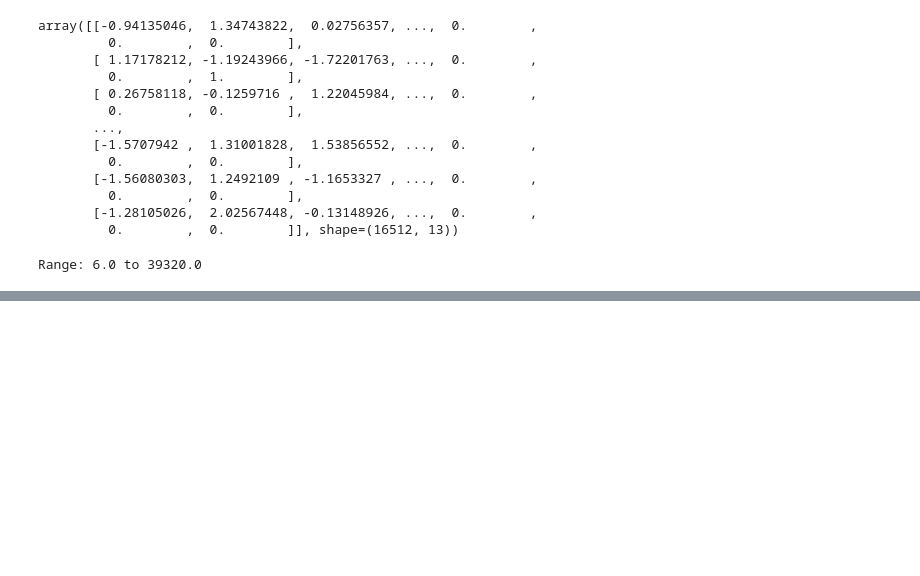
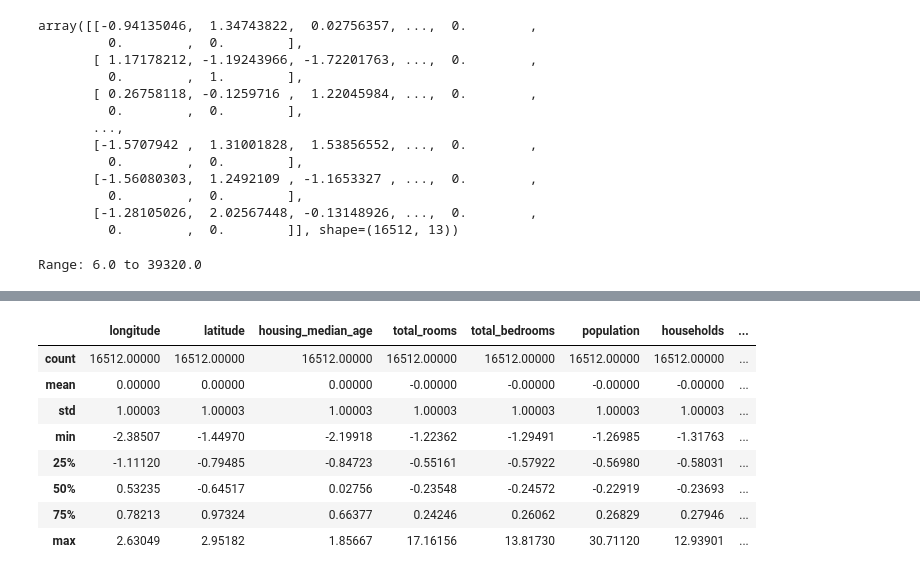
Before and after one commit to PritBPatel1845/CaliforniaHousing, a Jupyter notebook: CaliforniaHousing.ipynb, the cells around one changed output, grey strips where cells are left out. Saved outputs shown, nothing was run; the diff lists cells and outputs as text; code cells hidden in the pictures; blank space fills up the shorter version.

```diff
--- a/CaliforniaHousing.ipynb
+++ b/CaliforniaHousing.ipynb
@@ -462,0 +477,12 @@ plt.show()
+# %%
+data_tr_scaled.describe().round(5)
+# %% [output]
+|  | longitude | latitude | housing_median_age | total_rooms | total_bedrooms | population | households | ... |
+| count | 16512.00000 | 16512.00000 | 16512.00000 | 16512.00000 | 16512.00000 | 16512.00000 | 16512.00000 | ... |
+| mean | 0.00000 | 0.00000 | 0.00000 | -0.00000 | -0.00000 | -0.00000 | -0.00000 | ... |
+| std | 1.00003 | 1.00003 | 1.00003 | 1.00003 | 1.00003 | 1.00003 | 1.00003 | ... |
+| min | -2.38507 | -1.44970 | -2.19918 | -1.22362 | -1.29491 | -1.26985 | -1.31763 | ... |
+| 25% | -1.11120 | -0.79485 | -0.84723 | -0.55161 | -0.57922 | -0.56980 | -0.58031 | ... |
+| 50% | 0.53235 | -0.64517 | 0.02756 | -0.23548 | -0.24572 | -0.22919 | -0.23693 | ... |
+| 75% | 0.78213 | 0.97324 | 0.66377 | 0.24246 | 0.26062 | 0.26829 | 0.27946 | ... |
+| max | 2.63049 | 2.95182 | 1.85667 | 17.16156 | 13.81730 | 30.71120 | 12.93901 | ... |
```
Also changed, not shown: parts of 3 cells of this notebook, 1 other file.
